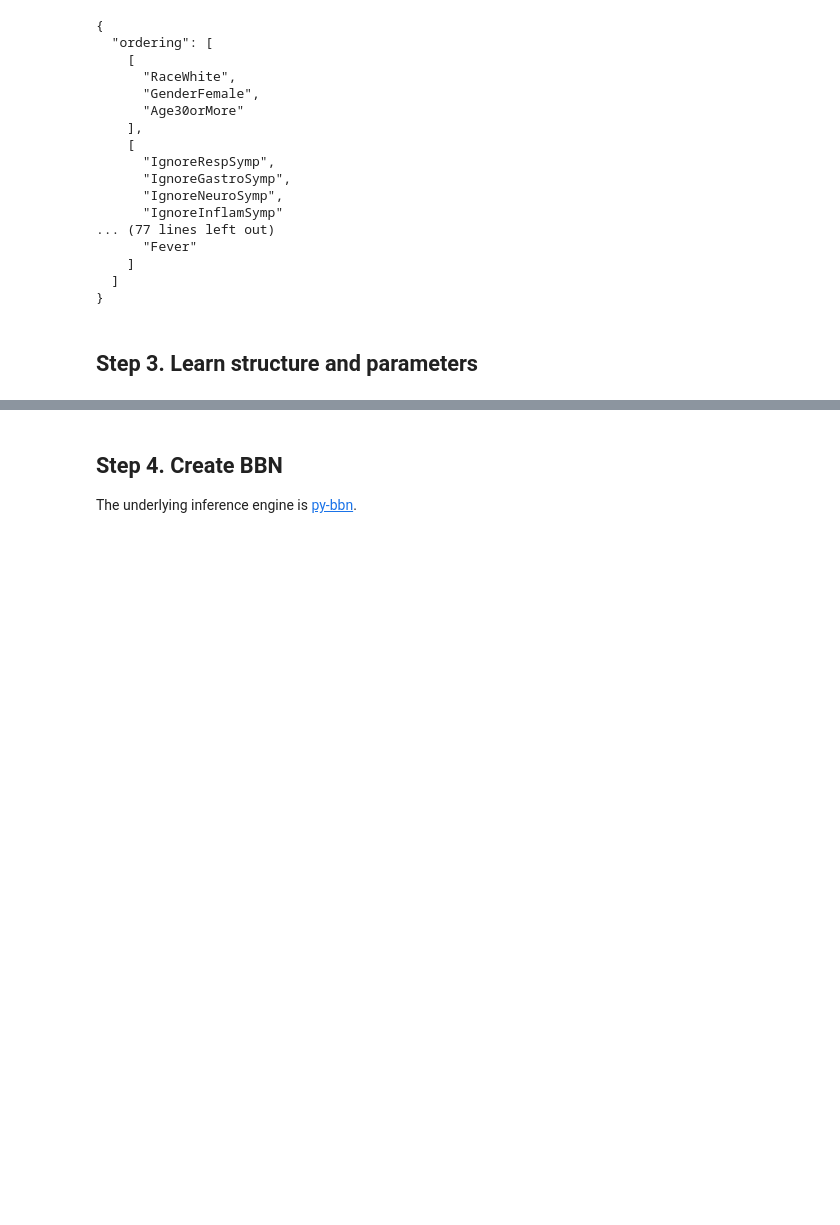
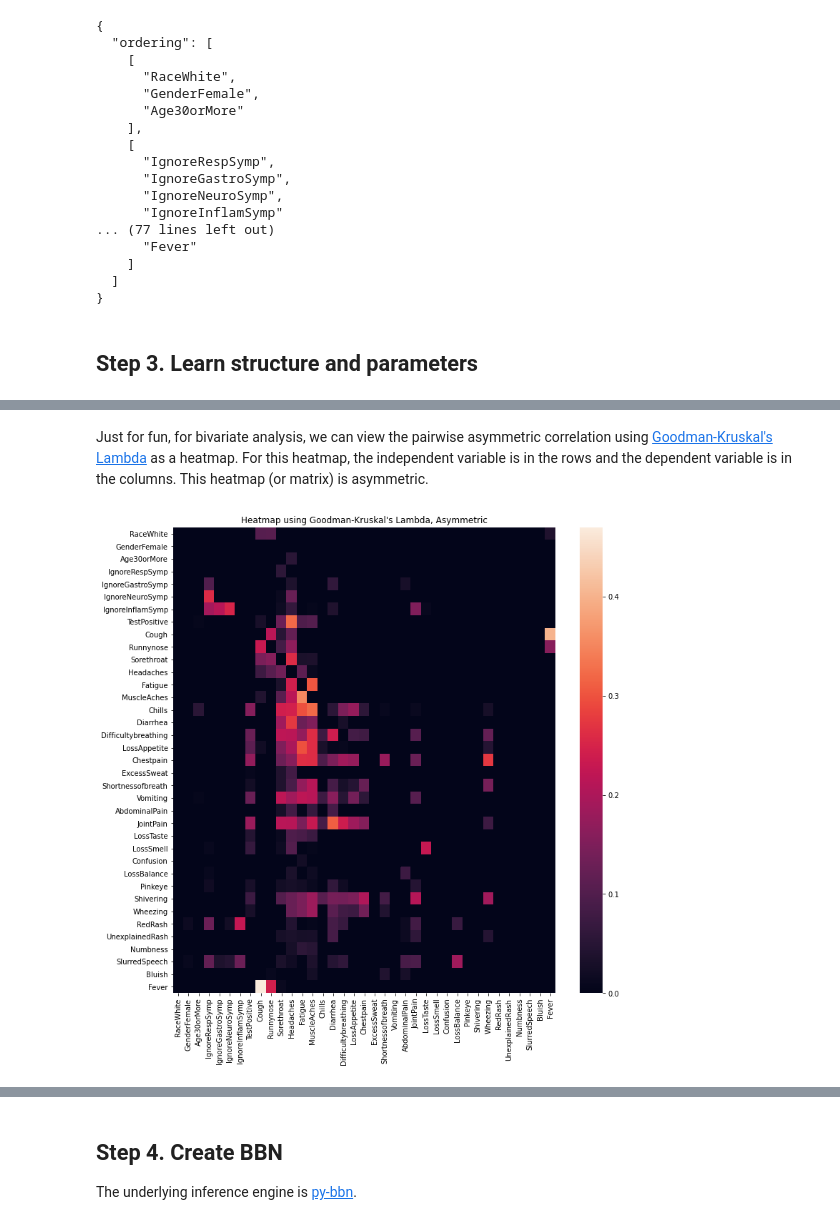
Before and after one commit to oneoffcoder/lasso-bbn, a Jupyter notebook: docs/source/example.ipynb, the cells around one changed output, grey strips where cells are left out. Saved outputs shown, nothing was run; the diff lists cells and outputs as text; code cells hidden in the pictures; blank space fills up the shorter version.

```diff
--- a/docs/source/example.ipynb
+++ b/docs/source/example.ipynb
@@ -50,0 +111,23 @@ json_data = do_learn(df, meta, threshold=0.5)
+# %% [markdown]
+Just for fun, for bivariate analysis, we can view the pairwise asymmetric correlation using [Goodman-Kruskal's Lambda](https://py-pair.readthedocs.io/deepdives.html#goodman-kruskal-s-lambda) as a heatmap. For this heatmap, the independent variable is in the rows and the dependent variable is in the columns. This heatmap (or matrix) is asymmetric.
+# %%
+from pypair.association import binary_binary
+import numpy as np
+import seaborn as sns
+import matplotlib.pyplot as plt
+
+gkl_for = lambda a, b: binary_binary(a, b, measure='gk_lambda')
+gkl_rev = lambda a, b: binary_binary(a, b, measure='gk_lambda_reversed')
+
+gkl_df = pd.DataFrame(
+    np.triu(df.corr(method=gkl_for), k=1) + np.tril(df.corr(method=gkl_rev), k=-1),
+    columns=df.columns,
+    index=df.columns
+)
+
+fig, ax = plt.subplots(figsize=(12, 12))
+
+_ = sns.heatmap(gkl_df)
+_ = ax.set_title('Heatmap using Goodman-Kruskal\'s Lambda, Asymmetric')
+# %% [output]
+[figure, added]
```
Also changed, not shown: parts of 8 cells of this notebook.
